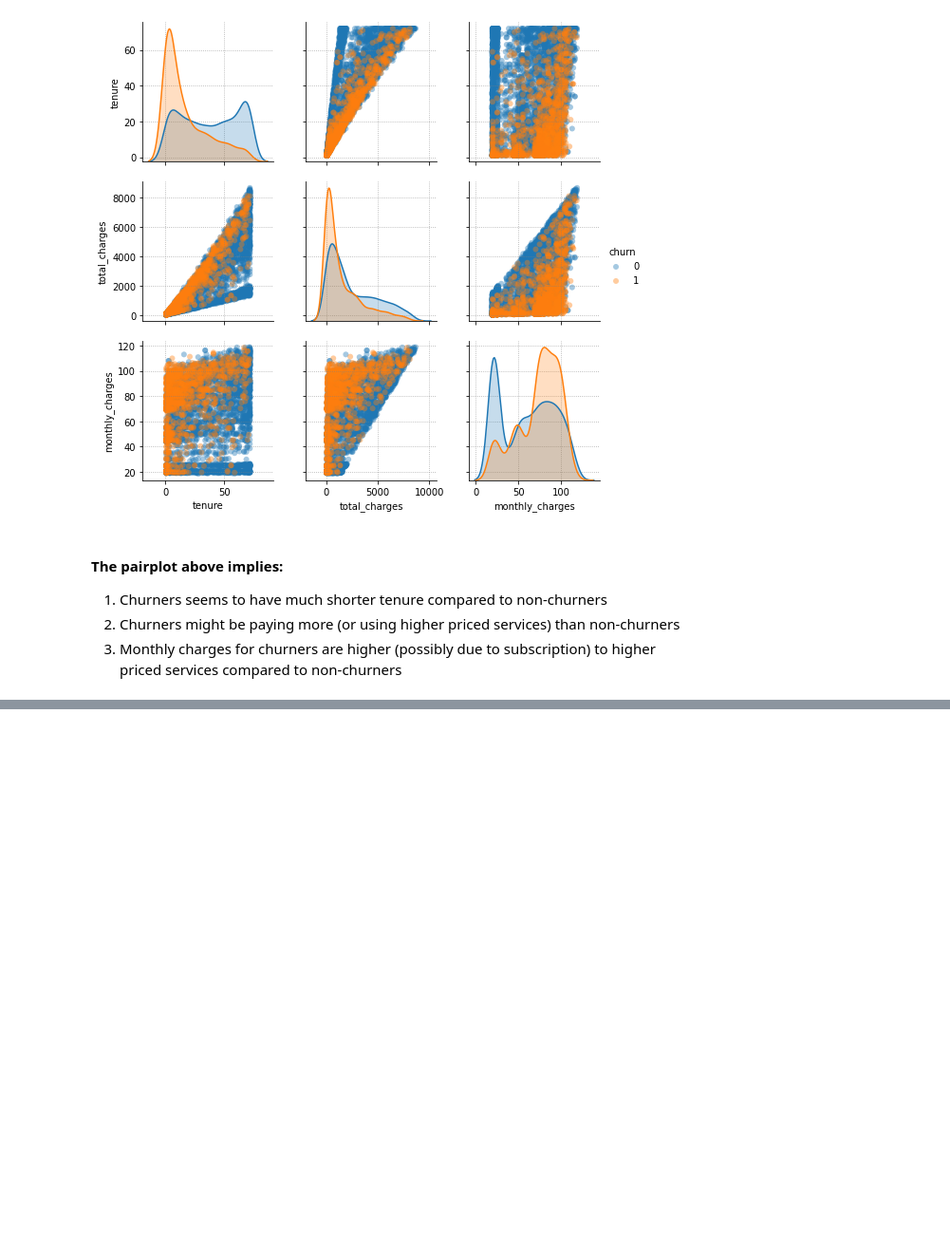
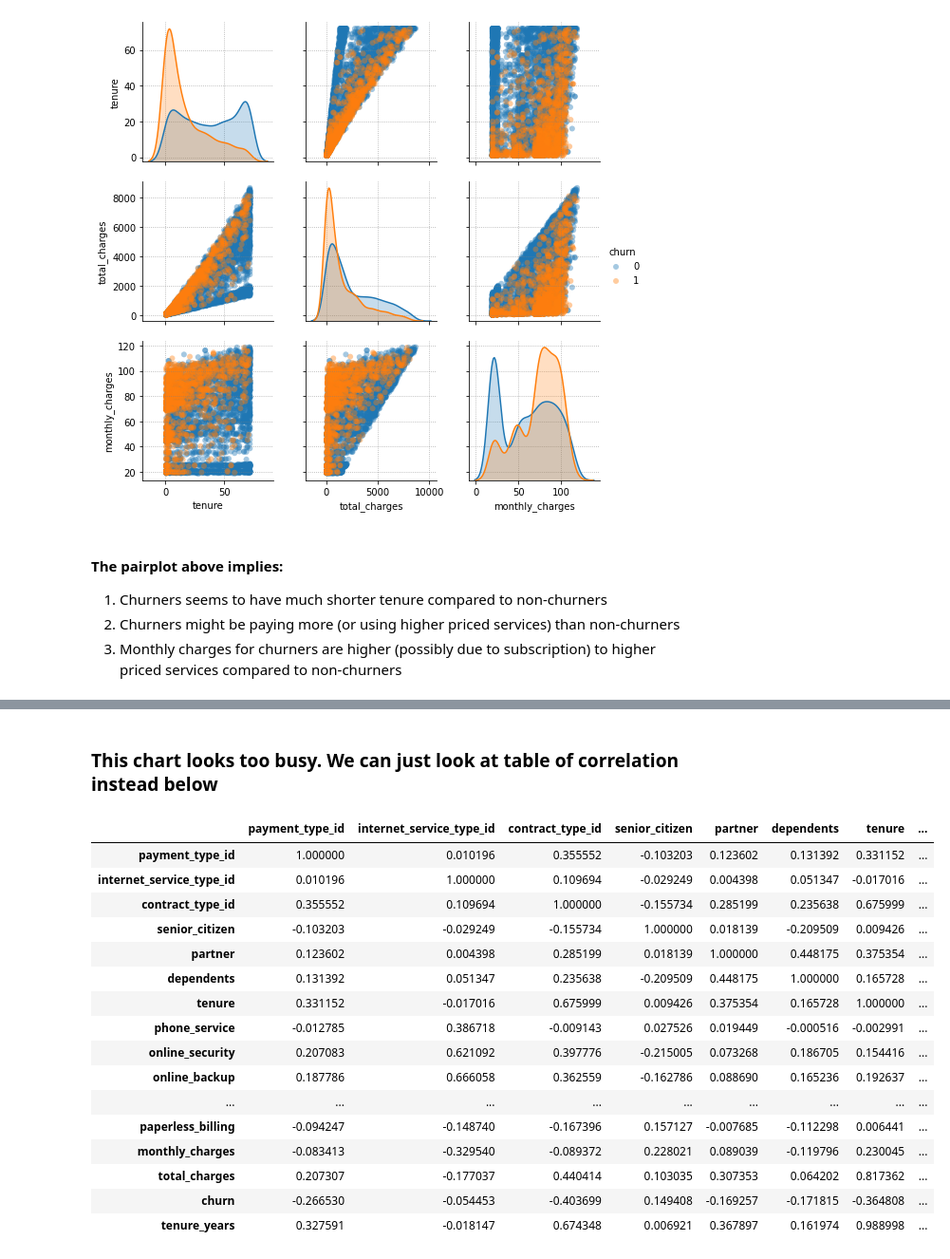
Before and after one commit to ravinder79/Telco_Churn, a Jupyter notebook: Telco_Churn_Final.ipynb, the cells around one changed output, grey strips where cells are left out. Shown: that part at 95% size. Saved outputs shown, nothing was run; the diff lists cells and outputs as text; code cells hidden in the pictures; blank space fills up the shorter version.

```diff
--- a/Telco_Churn_Final.ipynb
+++ b/Telco_Churn_Final.ipynb
@@ -146,0 +184,23 @@ sns.heatmap(train.corr(), cmap='Blues')
+# %% [markdown]
+### This chart looks too busy. We can just look at table of correlation instead below
+# %%
+corr = train.corr()
+corr
+# %% [output]
+|  | payment_type_id | internet_service_type_id | contract_type_id | senior_citizen | partner | dependents | tenure | ... |
+| payment_type_id | 1.000000 | 0.010196 | 0.355552 | -0.103203 | 0.123602 | 0.131392 | 0.331152 | ... |
+| internet_service_type_id | 0.010196 | 1.000000 | 0.109694 | -0.029249 | 0.004398 | 0.051347 | -0.017016 | ... |
+| contract_type_id | 0.355552 | 0.109694 | 1.000000 | -0.155734 | 0.285199 | 0.235638 | 0.675999 | ... |
+| senior_citizen | -0.103203 | -0.029249 | -0.155734 | 1.000000 | 0.018139 | -0.209509 | 0.009426 | ... |
+| partner | 0.123602 | 0.004398 | 0.285199 | 0.018139 | 1.000000 | 0.448175 | 0.375354 | ... |
+| dependents | 0.131392 | 0.051347 | 0.235638 | -0.209509 | 0.448175 | 1.000000 | 0.165728 | ... |
+| tenure | 0.331152 | -0.017016 | 0.675999 | 0.009426 | 0.375354 | 0.165728 | 1.000000 | ... |
+| phone_service | -0.012785 | 0.386718 | -0.009143 | 0.027526 | 0.019449 | -0.000516 | -0.002991 | ... |
+| online_security | 0.207083 | 0.621092 | 0.397776 | -0.215005 | 0.073268 | 0.186705 | 0.154416 | ... |
+| online_backup | 0.187786 | 0.666058 | 0.362559 | -0.162786 | 0.088690 | 0.165236 | 0.192637 | ... |
+| ... | ... | ... | ... | ... | ... | ... | ... | ... |
+| paperless_billing | -0.094247 | -0.148740 | -0.167396 | 0.157127 | -0.007685 | -0.112298 | 0.006441 | ... |
+| monthly_charges | -0.083413 | -0.329540 | -0.089372 | 0.228021 | 0.089039 | -0.119796 | 0.230045 | ... |
+| total_charges | 0.207307 | -0.177037 | 0.440414 | 0.103035 | 0.307353 | 0.064202 | 0.817362 | ... |
+| churn | -0.266530 | -0.054453 | -0.403699 | 0.149408 | -0.169257 | -0.171815 | -0.364808 | ... |
+| tenure_years | 0.327591 | -0.018147 | 0.674348 | 0.006921 | 0.367897 | 0.161974 | 0.988998 | ... |
```
Also changed, not shown: parts of 22 cells of this notebook.
